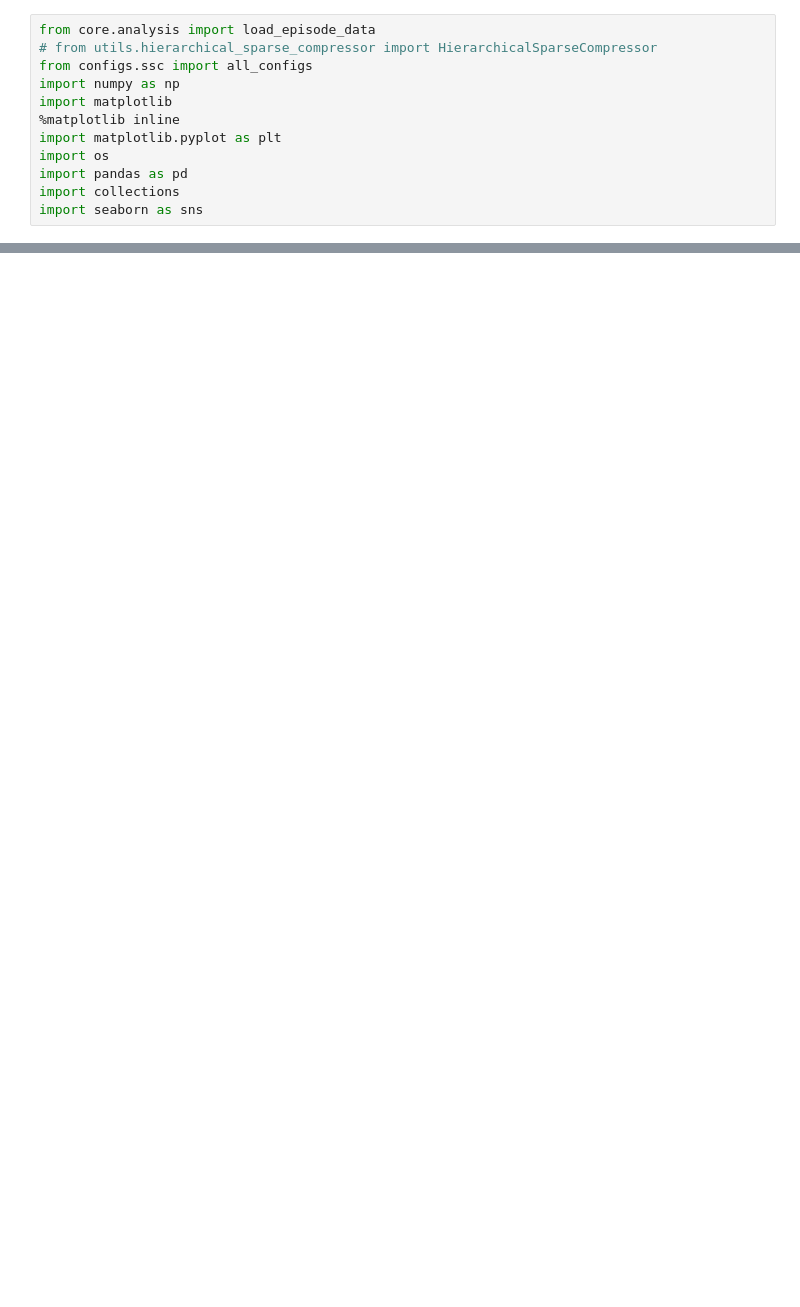
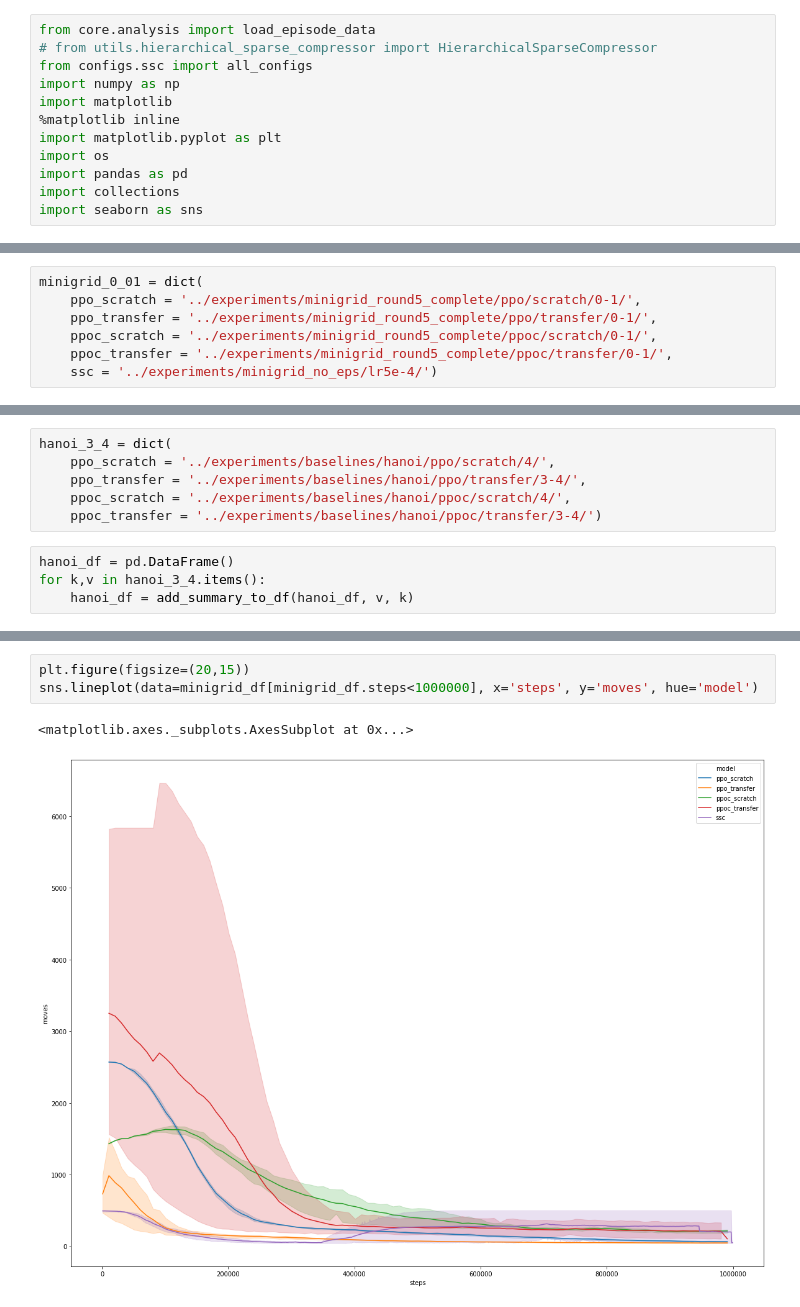
Before and after one commit to sophiaas/rlbase, a Jupyter notebook: rlbase/plots.ipynb, the cells around one changed output, grey strips where cells are left out. Saved outputs shown, nothing was run; the diff lists cells and outputs as text; blank space fills up the shorter version.

```diff
--- a/rlbase/plots.ipynb
+++ b/rlbase/plots.ipynb
@@ -51,0 +44,7 @@ data
+# %%
+minigrid_0_01 = dict(
+    ppo_scratch = '../experiments/minigrid_round5_complete/ppo/scratch/0-1/',
+    ppo_transfer = '../experiments/minigrid_round5_complete/ppo/transfer/0-1/',
+    ppoc_scratch = '../experiments/minigrid_round5_complete/ppoc/scratch/0-1/',
+    ppoc_transfer = '../experiments/minigrid_round5_complete/ppoc/transfer/0-1/',
+    ssc = '../experiments/minigrid_no_eps/lr5e-4/')
@@ -51,0 +65,10 @@ data
+# %%
+hanoi_3_4 = dict(
+    ppo_scratch = '../experiments/baselines/hanoi/ppo/scratch/4/',
+    ppo_transfer = '../experiments/baselines/hanoi/ppo/transfer/3-4/',
+    ppoc_scratch = '../experiments/baselines/hanoi/ppoc/scratch/4/',
+    ppoc_transfer = '../experiments/baselines/hanoi/ppoc/transfer/3-4/')
+# %%
+hanoi_df = pd.DataFrame()
+for k,v in hanoi_3_4.items():
+    hanoi_df = add_summary_to_df(hanoi_df, v, k)
@@ -80,0 +180,6 @@ sns.lineplot(data=df, x='episode', y='return')
+# %%
+plt.figure(figsize=(20,15))
+sns.lineplot(data=minigrid_df[minigrid_df.steps<1000000], x='steps', y='moves', hue='model')
+# %% [output]
+<matplotlib.axes._subplots.AxesSubplot at 0x...>
+[figure, added]
```
Also changed, not shown: parts of 32 cells of this notebook.
